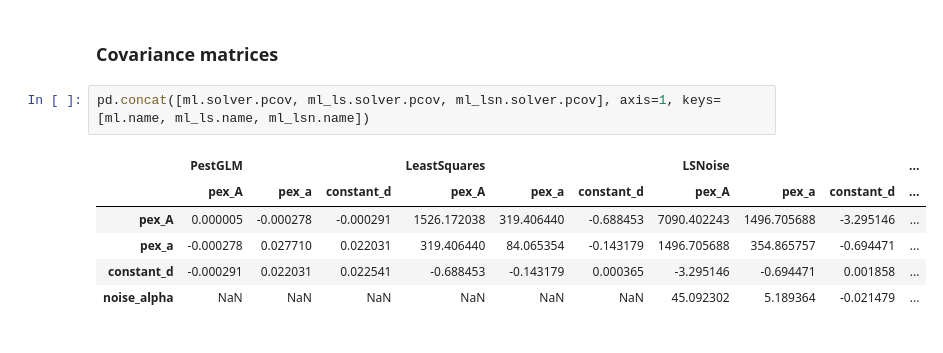
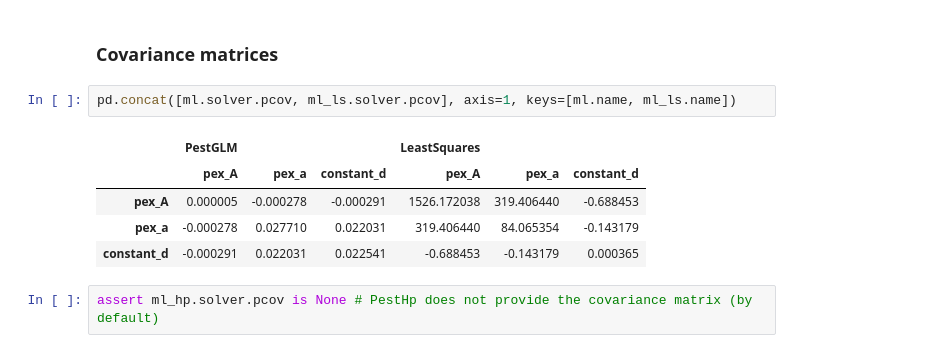
Before and after one commit to pastas/pastas-plugins, a Jupyter notebook: docs/examples/pest_pastas.ipynb, the cells around one changed output. Cells and saved outputs as stored; diff of their text form.

```diff
--- a/docs/examples/pest_pastas.ipynb
+++ b/docs/examples/pest_pastas.ipynb
@@ -167,11 +171,12 @@ pd.concat([ml.parameters.loc[:, ["optimal", "stderr"]], ml_ls.parameters.loc[:,
 # %% [markdown]
 ### Covariance matrices
 # %%
-pd.concat([ml.solver.pcov, ml_ls.solver.pcov, ml_lsn.solver.pcov], axis=1, keys=[ml.name, ml_ls.name, ml_lsn.name])
+pd.concat([ml.solver.pcov, ml_ls.solver.pcov], axis=1, keys=[ml.name, ml_ls.name])
 # %% [output]
-|  | PestGLM |  |  | LeastSquares |  |  | LSNoise |  |  | ... |
-|  | pex_A | pex_a | constant_d | pex_A | pex_a | constant_d | pex_A | pex_a | constant_d | ... |
-| pex_A | 0.000005 | -0.000278 | -0.000291 | 1526.172038 | 319.406440 | -0.688453 | 7090.402243 | 1496.705688 | -3.295146 | ... |
-| pex_a | -0.000278 | 0.027710 | 0.022031 | 319.406440 | 84.065354 | -0.143179 | 1496.705688 | 354.865757 | -0.694471 | ... |
-| constant_d | -0.000291 | 0.022031 | 0.022541 | -0.688453 | -0.143179 | 0.000365 | -3.295146 | -0.694471 | 0.001858 | ... |
-| noise_alpha | NaN | NaN | NaN | NaN | NaN | NaN | 45.092302 | 5.189364 | -0.021479 | ... |
+|  | PestGLM |  |  | LeastSquares |  |  |
+|  | pex_A | pex_a | constant_d | pex_A | pex_a | constant_d |
+| pex_A | 0.000005 | -0.000278 | -0.000291 | 1526.172038 | 319.406440 | -0.688453 |
+| pex_a | -0.000278 | 0.027710 | 0.022031 | 319.406440 | 84.065354 | -0.143179 |
+| constant_d | -0.000291 | 0.022031 | 0.022541 | -0.688453 | -0.143179 | 0.000365 |
+# %%
+assert ml_hp.solver.pcov is None # PestHp does not provide the covariance matrix (by default)
```
Also changed, not shown: parts of 12 cells of this notebook.
